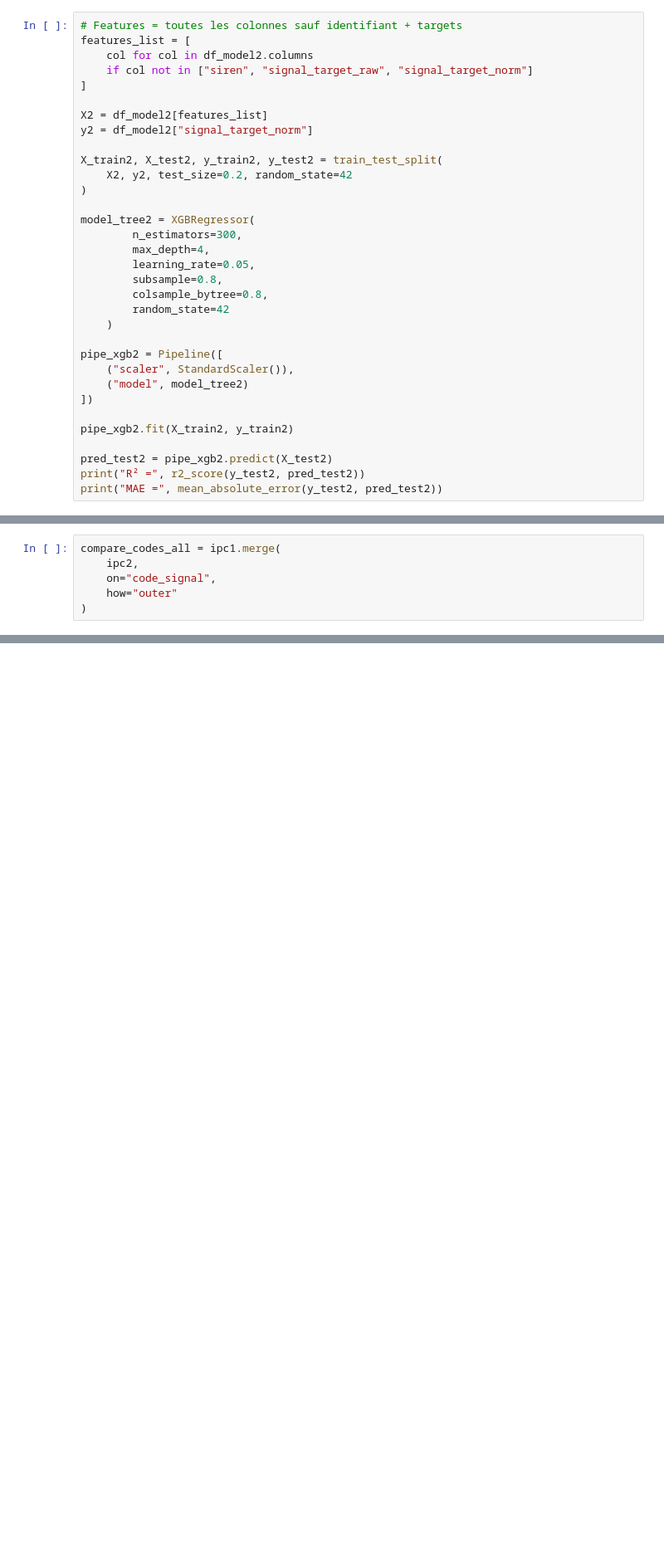
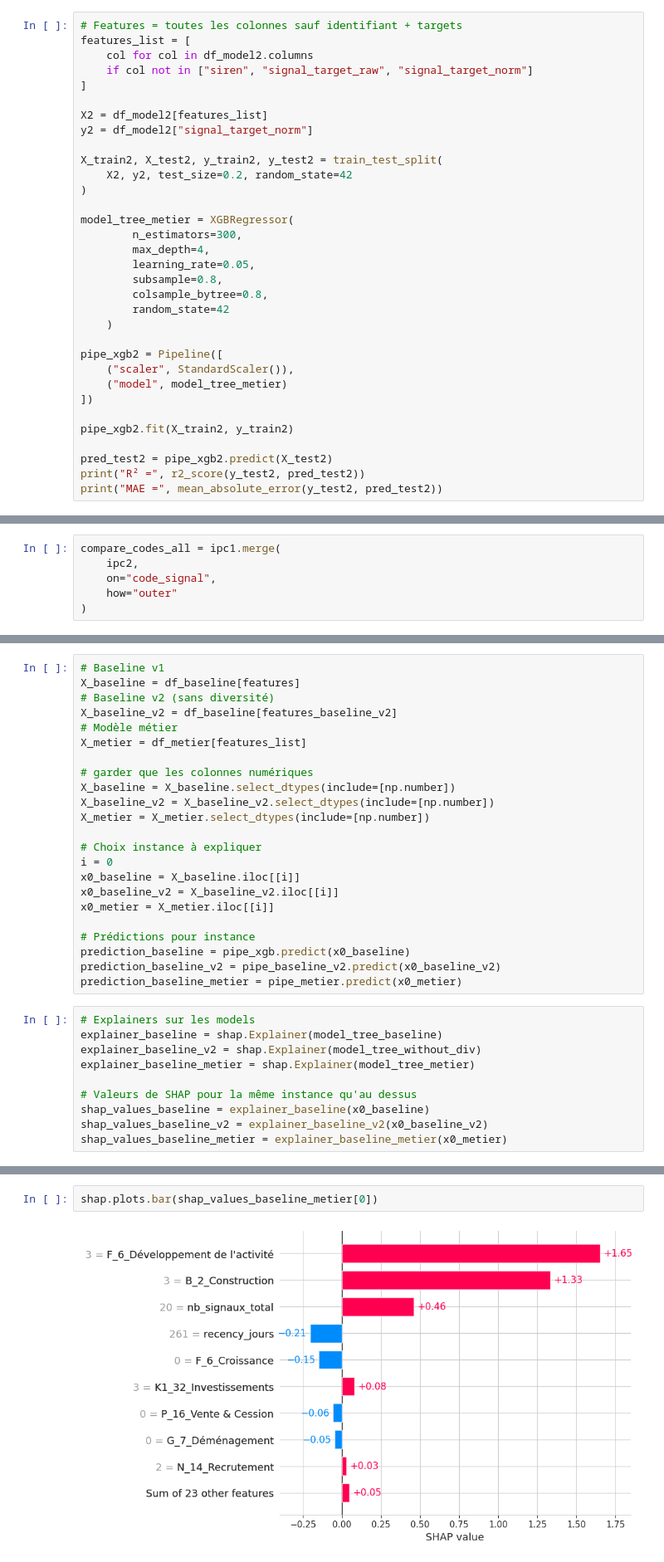
Before and after one commit to dev-labarre/ose-main, a Jupyter notebook: notebooks/Compar_model_metier_vs_model_baseline.ipynb, the cells around one changed output, grey strips where cells are left out. Shown at 83% size. Cells and saved outputs as stored; diff of their text form; blank space fills up the shorter version.

Commit message:
model comparison updated

```diff
--- a/notebooks/Compar_model_metier_vs_model_baseline.ipynb
+++ b/notebooks/Compar_model_metier_vs_model_baseline.ipynb
@@ -827,7 +827,7 @@ X_train2, X_test2, y_train2, y_test2 = train_test_split(
     X2, y2, test_size=0.2, random_state=42
 )
 
-model_tree2 = XGBRegressor(
+model_tree_metier = XGBRegressor(
         n_estimators=300,
         max_depth=4,
         learning_rate=0.05,
@@ -838,7 +838,7 @@ model_tree2 = XGBRegressor(
 
 pipe_xgb2 = Pipeline([
     ("scaler", StandardScaler()),
-    ("model", model_tree2)
+    ("model", model_tree_metier)
 ])
 
 pipe_xgb2.fit(X_train2, y_train2)
@@ -1329,0 +1337,33 @@ compare_codes_all.sort_values("delta_v2", ascending=False)
+# %%
+# Baseline v1
+X_baseline = df_baseline[features]
+# Baseline v2 (sans diversité)
+X_baseline_v2 = df_baseline[features_baseline_v2]
+# Modèle métier
+X_metier = df_metier[features_list]
+
+# garder que les colonnes numériques
+X_baseline = X_baseline.select_dtypes(include=[np.number])
+X_baseline_v2 = X_baseline_v2.select_dtypes(include=[np.number])
+X_metier = X_metier.select_dtypes(include=[np.number])
+
+# Choix instance à expliquer
+i = 0
+x0_baseline = X_baseline.iloc[[i]]
+x0_baseline_v2 = X_baseline_v2.iloc[[i]]
+x0_metier = X_metier.iloc[[i]]
+
+# Prédictions pour instance
+prediction_baseline = pipe_xgb.predict(x0_baseline)
+prediction_baseline_v2 = pipe_baseline_v2.predict(x0_baseline_v2)
+prediction_baseline_metier = pipe_metier.predict(x0_metier)
+# %%
+# Explainers sur les models
+explainer_baseline = shap.Explainer(model_tree_baseline)
+explainer_baseline_v2 = shap.Explainer(model_tree_without_div)
+explainer_baseline_metier = shap.Explainer(model_tree_metier)
+
+# Valeurs de SHAP pour la même instance qu'au dessus
+shap_values_baseline = explainer_baseline(x0_baseline)
+shap_values_baseline_v2 = explainer_baseline_v2(x0_baseline_v2)
+shap_values_baseline_metier = explainer_baseline_metier(x0_metier)
@@ -1329,0 +1380,4 @@ compare_codes_all.sort_values("delta_v2", ascending=False)
+# %%
+shap.plots.bar(shap_values_baseline_metier[0])
+# %% [output]
+[figure, added]
```
Also changed, not shown: parts of 8 cells of this notebook.
